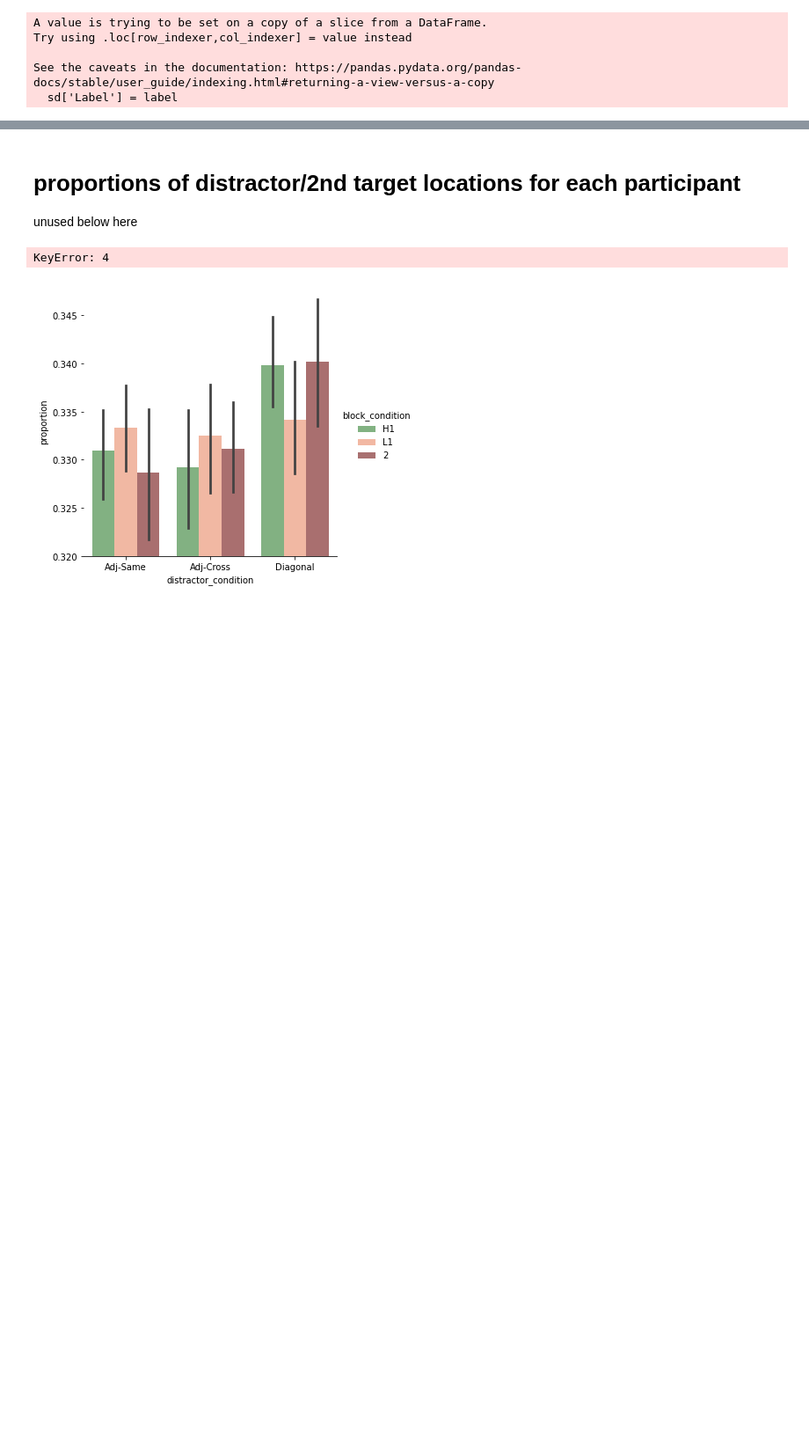
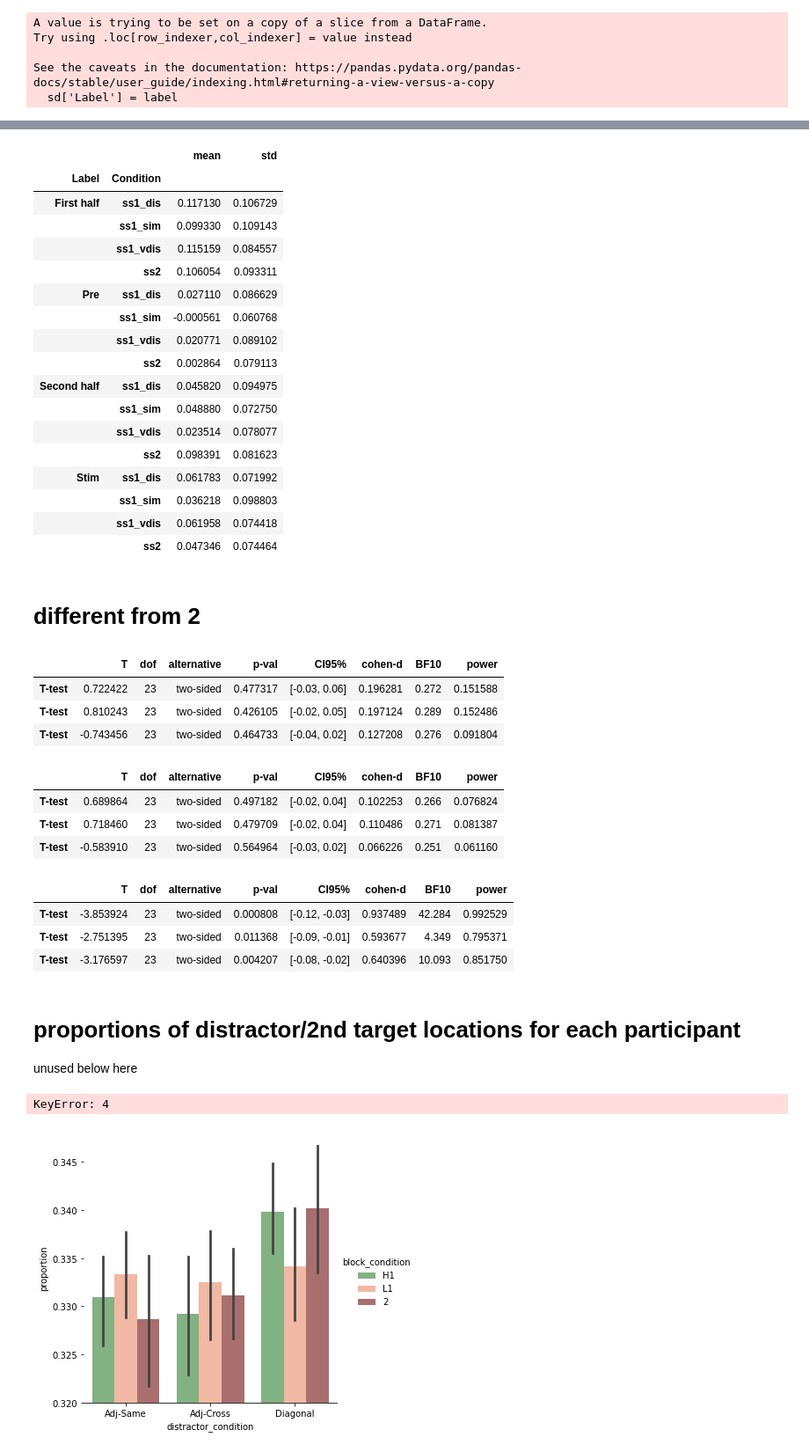
Before and after one commit to WilliamThyer/Dissociating-Spatial-and-Item-Based-Attention, a Jupyter notebook: Discus/analysis/IEM.ipynb, the cells around one changed output, grey strips where cells are left out. Shown at 88% size. Cells and saved outputs as stored; diff of their text form; code cells hidden in the pictures; blank space fills up the shorter version.

```diff
--- a/Discus/analysis/IEM.ipynb
+++ b/Discus/analysis/IEM.ipynb
@@ -586,0 +644,23 @@ plt.show()
+# %%
+subject_means.groupby(['Label','Condition']).agg(['mean','std'])['Slope']
+# %% [output]
+|  |  | mean | std |
+| Label | Condition |  |  |
+| First half | ss1_dis | 0.117130 | 0.106729 |
+|  | ss1_sim | 0.099330 | 0.109143 |
+|  | ss1_vdis | 0.115159 | 0.084557 |
+|  | ss2 | 0.106054 | 0.093311 |
+| Pre | ss1_dis | 0.027110 | 0.086629 |
+|  | ss1_sim | -0.000561 | 0.060768 |
+|  | ss1_vdis | 0.020771 | 0.089102 |
+|  | ss2 | 0.002864 | 0.079113 |
+| Second half | ss1_dis | 0.045820 | 0.094975 |
+|  | ss1_sim | 0.048880 | 0.072750 |
+|  | ss1_vdis | 0.023514 | 0.078077 |
+|  | ss2 | 0.098391 | 0.081623 |
+| Stim | ss1_dis | 0.061783 | 0.071992 |
+|  | ss1_sim | 0.036218 | 0.098803 |
+|  | ss1_vdis | 0.061958 | 0.074418 |
+|  | ss2 | 0.047346 | 0.074464 |
+# %% [markdown]
+# different from 2
@@ -587,3 +671,33 @@ plt.show()
+# %%
+# STIM
+pd.concat([pingouin.ttest(grab_cond_and_window("ss1_vdis", "Stim"),grab_cond_and_window("ss2", "Stim"),paired=True),
+pingouin.ttest(grab_cond_and_window("ss1_dis", "Stim"),grab_cond_and_window("ss2", "Stim"),paired=True),
+pingouin.ttest(grab_cond_and_window("ss1_sim", "Stim"),grab_cond_and_window("ss2", "Stim"),paired=True)])
+# %% [output]
+|  | T | dof | alternative | p-val | CI95% | cohen-d | BF10 | power |
+| T-test | 0.722422 | 23 | two-sided | 0.477317 | [-0.03, 0.06] | 0.196281 | 0.272 | 0.151588 |
+| T-test | 0.810243 | 23 | two-sided | 0.426105 | [-0.02, 0.05] | 0.197124 | 0.289 | 0.152486 |
+| T-test | -0.743456 | 23 | two-sided | 0.464733 | [-0.04, 0.02] | 0.127208 | 0.276 | 0.091804 |
+# %%
+# 1st half
+pd.concat([pingouin.ttest(grab_cond_and_window("ss1_vdis", "First half"),grab_cond_and_window("ss2", "First half"),paired=True),
+pingouin.ttest(grab_cond_and_window("ss1_dis", "First half"),grab_cond_and_window("ss2", "First half"),paired=True),
+pingouin.ttest(grab_cond_and_window("ss1_sim", "First half"),grab_cond_and_window("ss2", "First half"),paired=True)])
+# %% [output]
+|  | T | dof | alternative | p-val | CI95% | cohen-d | BF10 | power |
+| T-test | 0.689864 | 23 | two-sided | 0.497182 | [-0.02, 0.04] | 0.102253 | 0.266 | 0.076824 |
+| T-test | 0.718460 | 23 | two-sided | 0.479709 | [-0.02, 0.04] | 0.110486 | 0.271 | 0.081387 |
+| T-test | -0.583910 | 23 | two-sided | 0.564964 | [-0.03, 0.02] | 0.066226 | 0.251 | 0.061160 |
+# %%
+# STIM
+pd.concat([pingouin.ttest(grab_cond_and_window("ss1_vdis", "Second half"),grab_cond_and_window("ss2", "Second half"),paired=True),
+pingouin.ttest(grab_cond_and_window("ss1_dis", "Second half"),grab_cond_and_window("ss2", "Second half"),paired=True),
+pingouin.ttest(grab_cond_and_window("ss1_sim", "Second half"),grab_cond_and_window("ss2", "Second half"),paired=True)])
+# %% [output]
+|  | T | dof | alternative | p-val | CI95% | cohen-d | BF10 | power |
+| T-test | -3.853924 | 23 | two-sided | 0.000808 | [-0.12, -0.03] | 0.937489 | 42.284 | 0.992529 |
+| T-test | -2.751395 | 23 | two-sided | 0.011368 | [-0.09, -0.01] | 0.593677 | 4.349 | 0.795371 |
+| T-test | -3.176597 | 23 | two-sided | 0.004207 | [-0.08, -0.02] | 0.640396 | 10.093 | 0.851750 |
 # %% [markdown]
 # proportions of distractor/2nd target locations for each participant
 unused below here
```
Also changed, not shown: parts of 8 cells of this notebook, 11 other files.
